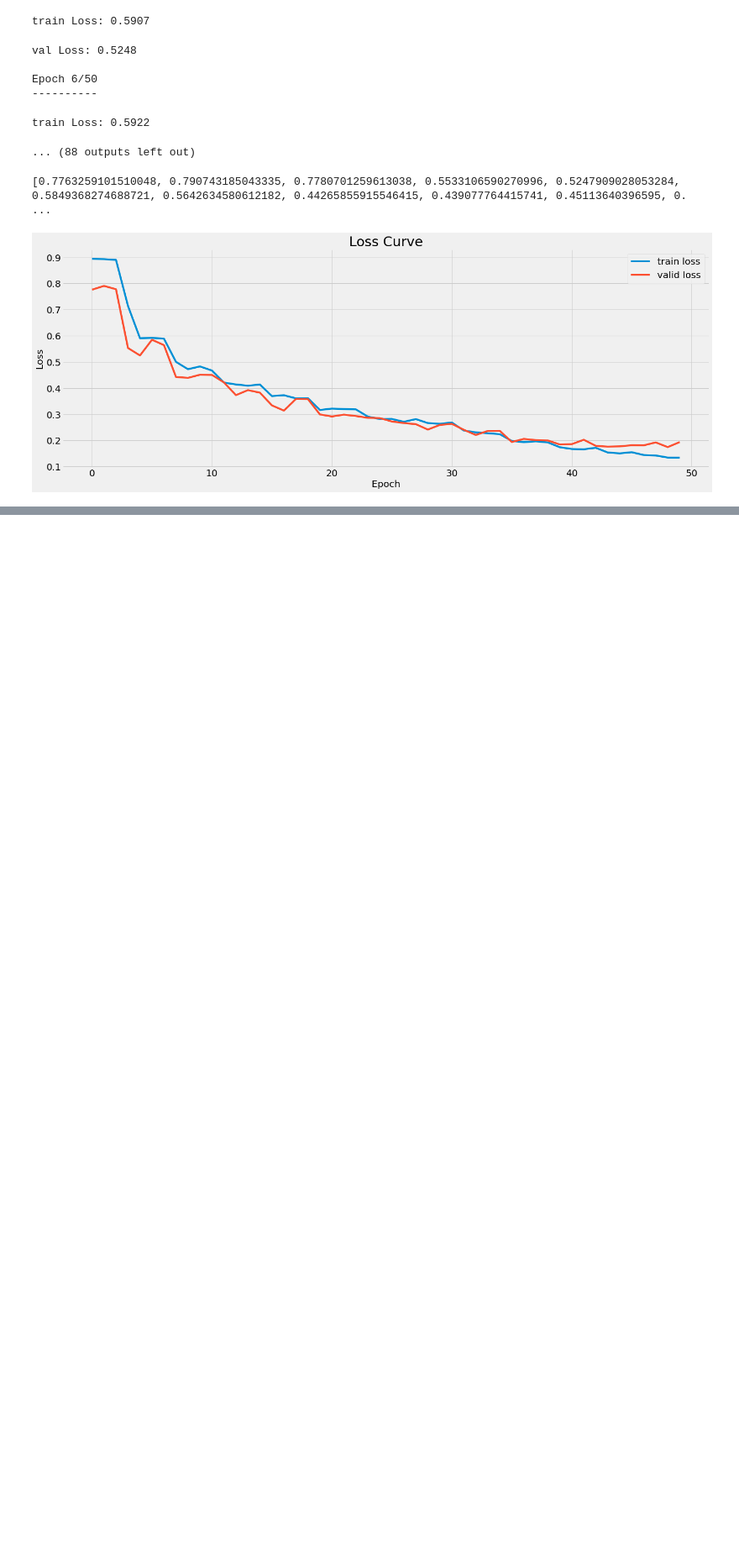
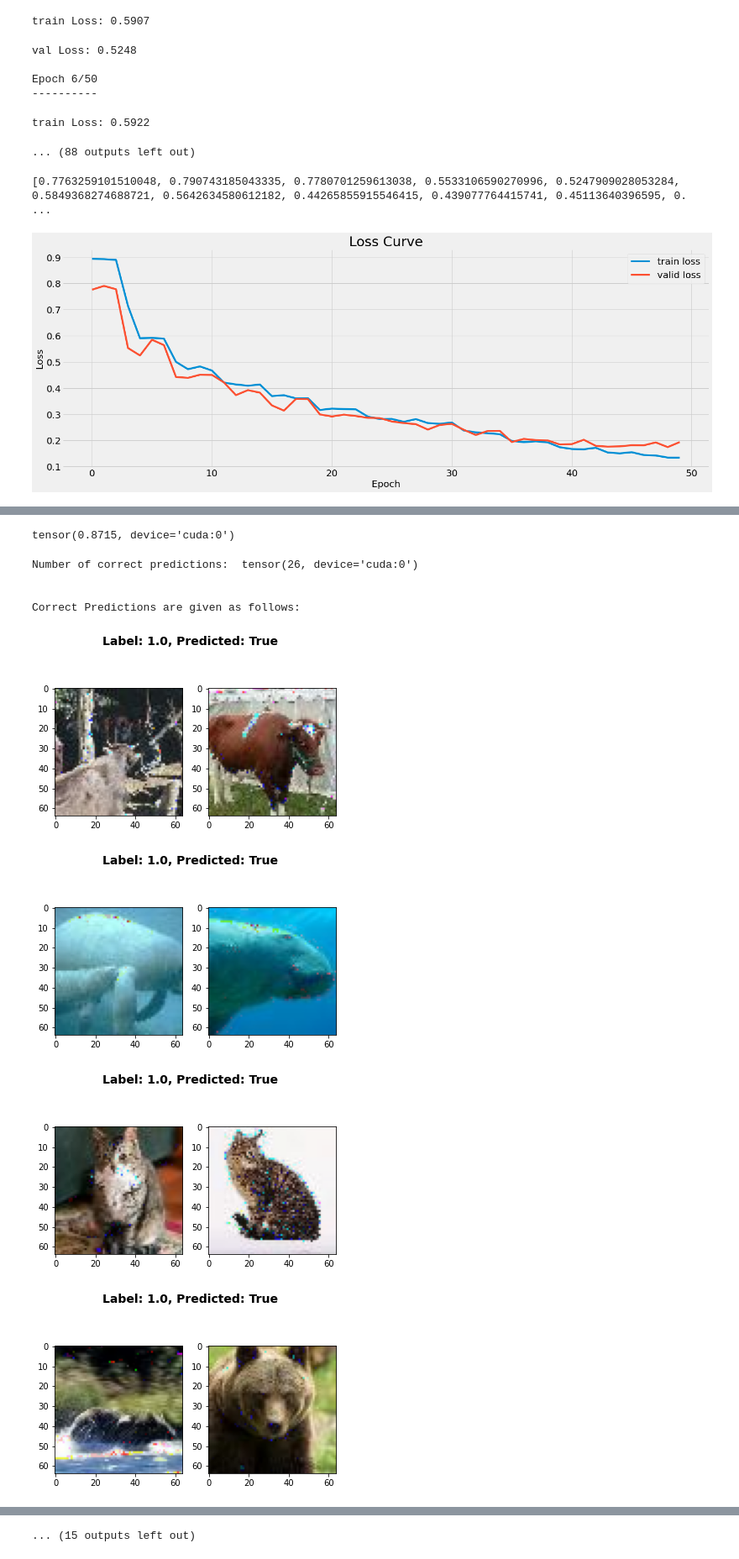
Before and after one commit to ms2892/CVProject, a Jupyter notebook: src/models/Report.ipynb, the cells around one changed output, grey strips where cells are left out. Shown at 84% size. Cells and saved outputs as stored; diff of their text form; code cells hidden in the pictures; blank space fills up the shorter version.

```diff
--- a/src/models/Report.ipynb
+++ b/src/models/Report.ipynb
@@ -212,0 +118,74 @@ train acc: 0.5000
+# %%
+compose = transforms.Compose([transforms.ToTensor(),transforms.Resize((224,224),interpolation=InterpolationMode.BICUBIC)])
+dataset = SimilarityValDataset(compose)
+dataloader = DataLoader(dataset,batch_size=32, shuffle=True)
+device = torch.device('cuda' if torch.cuda.is_available() else 'cpu')
+x = x.to(device)
+t=0
+x.eval()
+with tqdm(total=len(dataloader)) as pbar:
+    for img1,img2,labels in dataloader:
+        img1 = img1.to(device)
+        img2 = img2.to(device)
+        labels = labels.to(device)
+        output = x(img1,img2)
+        output = output>0.21
+        t += (output==labels).sum()
+        pbar.update(1)
+        # p=input()
+print(t/len(dataset))
+# %% [output]
+tensor(0.8715, device='cuda:0')
+# %%
+
+data_iter = iter(dataloader)
+
+input1 ,input2, labels = next(data_iter)
+input1 = input1.to(device)
+input2 = input2.to(device)
+labels = labels.to(device)
+output = x(input1,input2)
+output = output>0.21
+t = (output==labels).sum()
+
+
+print("Number of correct predictions: ",t)
+
+print("")
+print("")
+print("Correct Predictions are given as follows: ")
+for i in range(input1.size()[0]):
+    img1 = input1[i]
+
+    img1 = transforms.ToPILImage()(img1)
+    img1 = np.asarray(img1)
+    img1 = cv2.resize(img1,(64,64))
+    img1 = cv2.cvtColor(img1,cv2.COLOR_BGR2RGB)
+
+    img2 = input2[i]
+
+    img2 = transforms.ToPILImage()(img2)
+    img2 = np.asarray(img2)
+    img2 = cv2.resize(img2,(64,64))
+    img2 = cv2.cvtColor(img2,cv2.COLOR_BGR2RGB)
+
+    # img = np.moveaxis()
+    # print(img1.shape)
+    if labels[i]==output[i]:
+
+        f, axarr = plt.subplots(1,2)
+        f.suptitle(f'Label: {str(labels[i].item())}, Predicted: {str(output[i].item())}', fontsize=14, fontweight='bold')
+
+        axarr[0].imshow(img1)
+        axarr[1].imshow(img2)
+        plt.show()
+        # l=input()
+# %% [output]
+Number of correct predictions:  tensor(26, device='cuda:0')
+
+
+Correct Predictions are given as follows:
+[figure, added]
+[figure, added]
+[figure, added]
+[figure, added]
@@ -212,0 +199 @@ train acc: 0.5000
+... (15 outputs left out)
```
Also changed, not shown: parts of 22 cells of this notebook, 2 other files.
